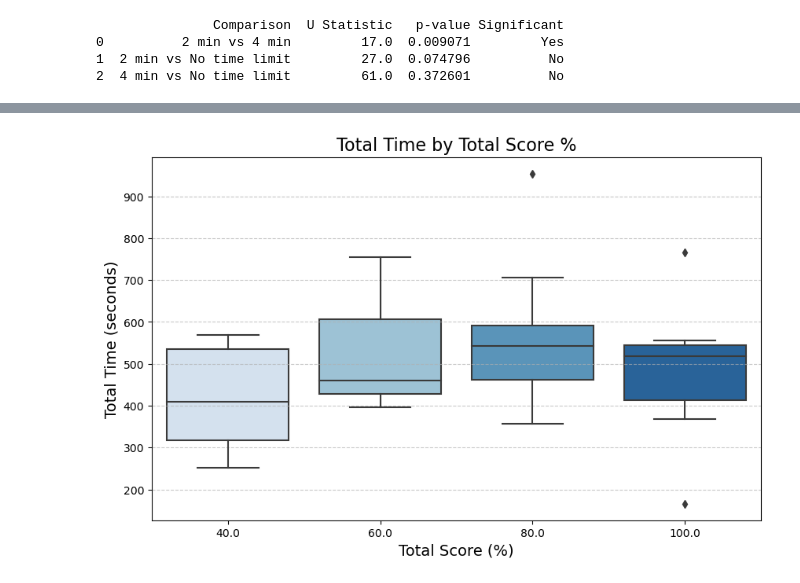
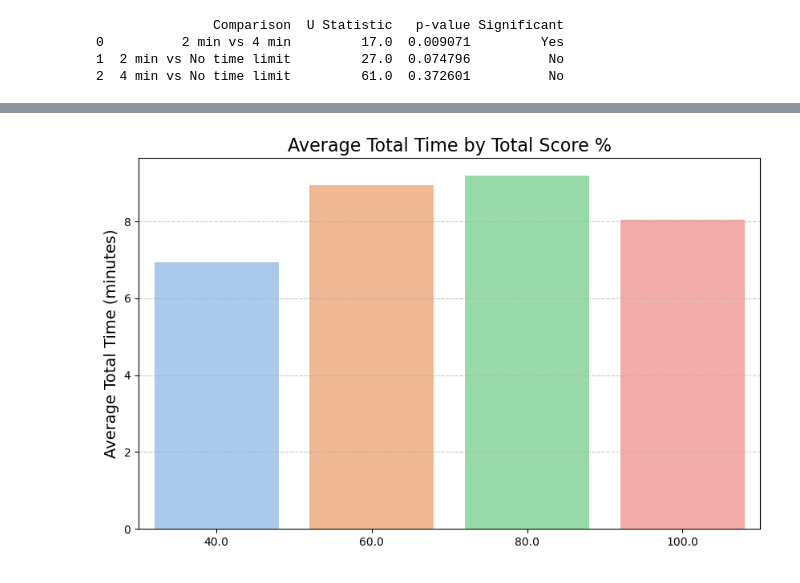
Before and after one commit to ClairNorah/ExperimentInCognitiveScience, a Jupyter notebook: analysis.ipynb, the cells around one changed output, grey strips where cells are left out. Cells and saved outputs as stored; diff of their text form; code cells hidden in the pictures.

```diff
--- a/analysis.ipynb
+++ b/analysis.ipynb
@@ -184,35 +187,2 @@ Index(['User Name', 'Time limit for each question', 'Score(%)', 'Score 1',
        'Total_Score', 'Total_Score_%', 'Total_Time', 'Total_Time_HHMMSS'],
       dtype='object')
-# %%
-# First, define the custom order for 'How confident are you in your answers'
-confidence_order = ['Not at all confident', 'Slightly confident', 'Somewhat confident', 'Quite confident', 'Extremely confident']
-
-# Convert the 'How confident are you in your answers' column to a categorical type with the defined order
-data['How confident are you in your answers'] = pd.Categorical(data['How confident are you in your answers'], categories=confidence_order, ordered=True)
-
-# Group by Confidence and Time Limit to get the mean Total_Score_% and Total_Time
-grouped_confidence_time = data.groupby(['How confident are you in your answers', 'Time limit for each question']).agg({
-    'Total_Score_%': 'mean',    # Average score for the group
-    'Total_Time': 'mean'        # Average time for the group
-}).reset_index()
-
-# Convert Total Time to HH:MM:SS for readability
-grouped_confidence_time['Mean Total Time (HH:MM:SS)'] = grouped_confidence_time['Total_Time'].apply(seconds_to_hms)
-
-# Display the results
-print(grouped_confidence_time)
-
-# Create a bar plot for Total_Score_% by Confidence and Time Limit
-plt.figure(figsize=(10, 6))
-sns.barplot(data=grouped_confidence_time,
-            x='How confident are you in your answers',
-            y='Total_Score_%',
-            hue='Time limit for each question',
-            palette='Set2')
-
-plt.title('Average Score (%) by Confidence Level and Time Limit')
-plt.xlabel('Confidence Level')
-plt.ylabel('Average Score (%)')
-plt.xticks(rotation=45)
-plt.legend(title='Time Limit')
-plt.show()
@@ -360,12 +576,10 @@ Conclusion: Not significant. No significant difference between the 4 min and No
 # %%
-data_cleaned = data.dropna(subset=['Total_Time', 'Total_Score_%'])
-
 plt.figure(figsize=(10, 6))
-sns.boxplot(x='Total_Score_%', y='Total_Time', data=data_cleaned, palette='Blues')
-plt.title('Total Time by Total Score %', fontsize=16)
-plt.xlabel('Total Score (%)', fontsize=14)
-plt.ylabel('Total Time (seconds)', fontsize=14)
+sns.barplot(x='Total_Score_%', y='Total_Time_Minutes', data=data_cleaned, ci=None, palette='pastel')
+plt.title('Average Total Time by Total Score %', fontsize=16)
+plt.xlabel('', fontsize=14)
+plt.ylabel('Average Total Time (minutes)', fontsize=14)
 plt.grid(axis='y', linestyle='--', alpha=0.7)
 plt.show()
 # %% [output]
-[figure, old version]
+[figure, new version]
```
Also changed, not shown: parts of 38 cells of this notebook, 8 other files.
